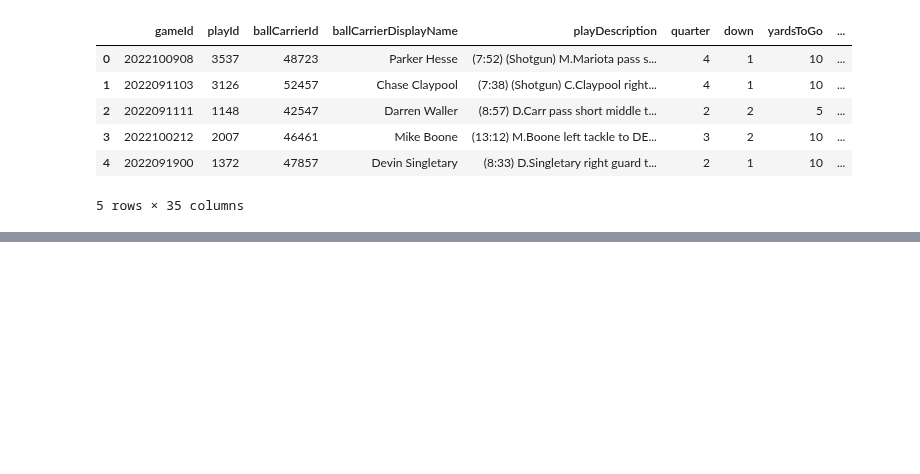
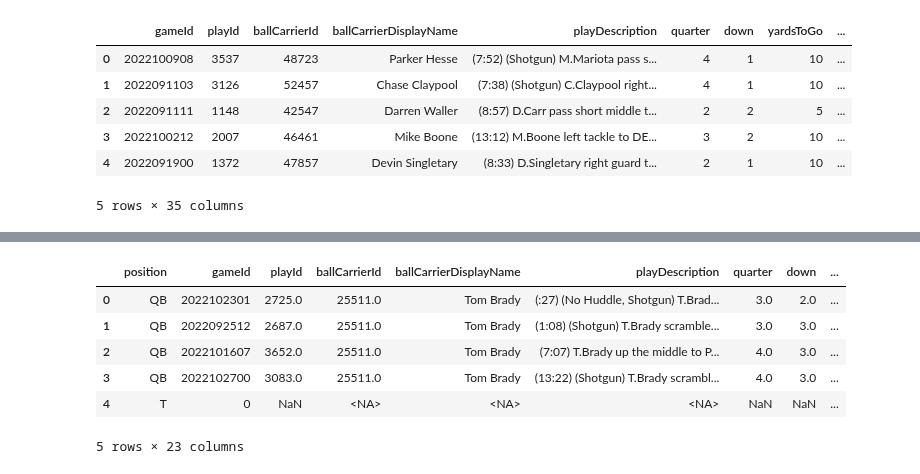
Before and after one commit to rfe123/umn_data_project_004, a Jupyter notebook: plays.ipynb, the cells around one changed output, grey strips where cells are left out. Cells and saved outputs as stored; diff of their text form; code cells hidden in the pictures; blank space fills up the shorter version.

```diff
--- a/plays.ipynb
+++ b/plays.ipynb
@@ -48,0 +58,3 @@ tracking_test_df.head()
+# %%
+plays_df = pd.merge(player_position_df, plays_df, how='left', left_on='displayName', right_on='ballCarrierDisplayName')
+plays_df.head()
@@ -48,0 +69,22 @@ tracking_test_df.head()
+# %%
+# Fill non-finite values with 0
+plays_df['defendersInTheBox'] = plays_df['defendersInTheBox'].fillna(0)
+plays_df['gameId'] = plays_df['gameId'].fillna(0)
+# Convert the column to integer
+plays_df['defendersInTheBox'] = plays_df['defendersInTheBox'].astype(int)
+plays_df['gameId'] = plays_df['gameId'].astype(int)
+# Change column type to string for columns: 'yardlineSide', 'possessionTeam', 'defensiveTeam'
+plays_df = plays_df.astype({'yardlineSide': 'string', 'position':'string','possessionTeam': 'string', 'defensiveTeam': 'string','offenseFormation': 'string','ballCarrierId': 'string', 'ballCarrierDisplayName': 'string','passResult':'string','playNullifiedByPenalty':'string','playDescription':'string'})
+# Change column type to datetime64[ns] for column: 'gameClock'
+plays_df = plays_df.astype({'gameClock': 'datetime64[ns]',})
+# Drop columns: 'passProbability', 'preSnapHomeTeamWinProbability' and 5 other columns
+plays_df_clean = plays_df.drop(columns=['passProbability', 'preSnapHomeTeamWinProbability', 'preSnapVisitorTeamWinProbability', 'homeTeamWinProbabilityAdded', 'visitorTeamWinProbilityAdded', 'expectedPoints', 'expectedPointsAdded','foulName1', 'foulName2', 'foulNFLId1', 'foulNFLId2','prePenaltyPlayResult','penaltyYards','displayName'])
+plays_df_clean.head()
+# %% [output]
+|  | position | gameId | playId | ballCarrierId | ballCarrierDisplayName | playDescription | quarter | down | ... |
+| 0 | QB | 2022102301 | 2725.0 | 25511.0 | Tom Brady | (:27) (No Huddle, Shotgun) T.Brad... | 3.0 | 2.0 | ... |
+| 1 | QB | 2022092512 | 2687.0 | 25511.0 | Tom Brady | (1:08) (Shotgun) T.Brady scramble... | 3.0 | 3.0 | ... |
+| 2 | QB | 2022101607 | 3652.0 | 25511.0 | Tom Brady | (7:07) T.Brady up the middle to P... | 4.0 | 3.0 | ... |
+| 3 | QB | 2022102700 | 3083.0 | 25511.0 | Tom Brady | (13:22) (Shotgun) T.Brady scrambl... | 4.0 | 3.0 | ... |
+| 4 | T | 0 | NaN | <NA> | <NA> | <NA> | NaN | NaN | ... |
+5 rows × 23 columns
```
Also changed, not shown: parts of 11 cells of this notebook, 3 other files.
